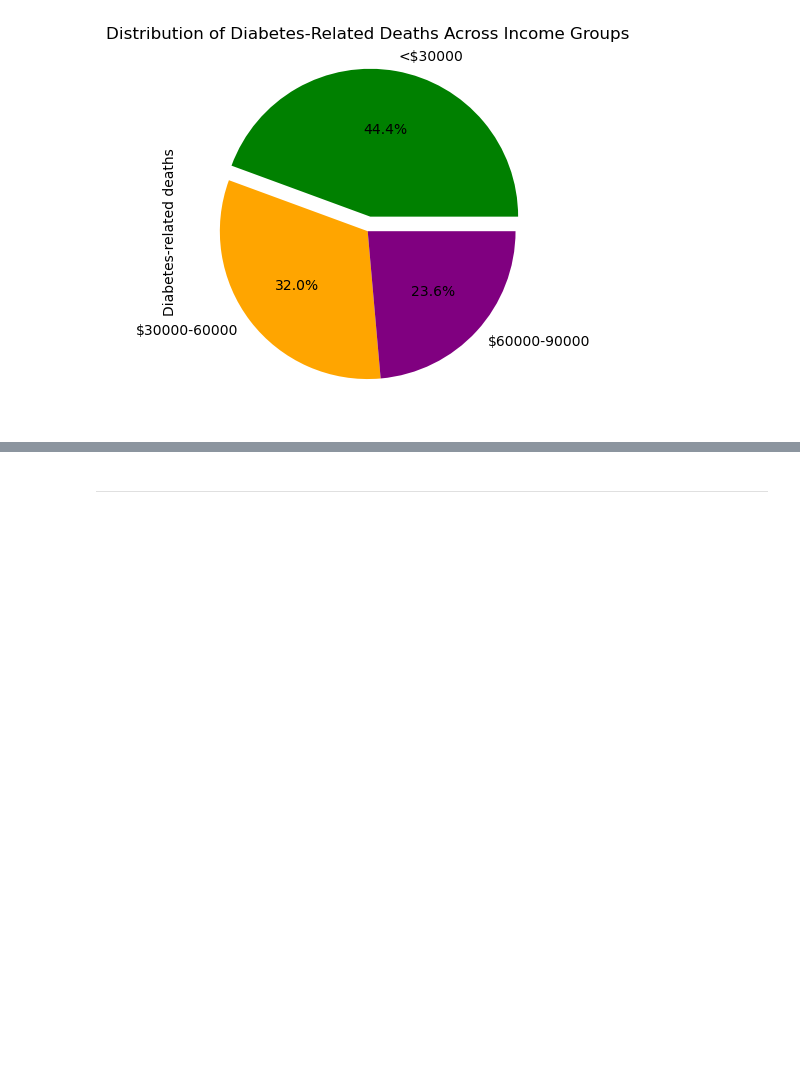
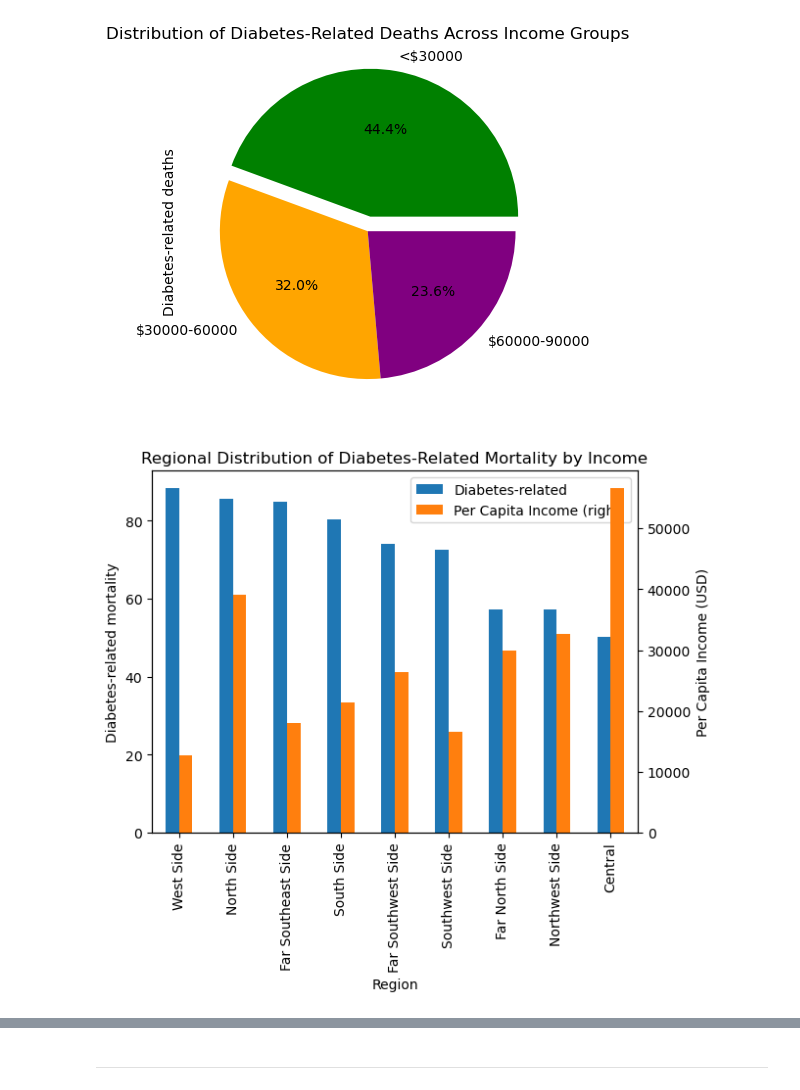
Before and after one commit to jroelofsz/Project1, a Jupyter notebook: main.ipynb, the cells around one changed output, grey strips where cells are left out. Drawn from its saved outputs; the diff is of its cells as text; code cells hidden in the pictures; blank space fills up the shorter version.

```diff
--- a/main.ipynb
+++ b/main.ipynb
@@ -334,3 +340,24 @@ diabetes_pie
 plt.show()
 # %% [output]
 [figure]
+# %%
+#Make a bar chart to show the regional distribution of diabetes related mortality vs. per capita income
+diabetes_regional_df = econ_clean_df.groupby('Region')[['Per Capita Income',"Diabetes-related"]].mean()
+
+#Sort the data by diabetes-related mortality
+diabetes_regional_df_sorted= diabetes_regional_df.sort_values('Diabetes-related', ascending=False)
+
+# Plotting data by Region to determine the high-need regions to focus on reducing Teen Pregnacy Rates.
+ax= diabetes_regional_df_sorted.plot(kind="bar",y=['Diabetes-related','Per Capita Income'], secondary_y=('Per Capita Income'))
+
+#Set the title
+plt.title("Regional Distribution of Diabetes-Related Mortality by Income")
+
+# Set the primary y-axis label
+ax.set_ylabel("Diabetes-related mortality")
+
+# Set the secondary y-axis label
+ax.right_ax.set_ylabel("Per Capita Income (USD)")
+plt.show()
+# %% [output]
+[figure, added]
```
Also changed, not shown: parts of 8 cells of this notebook.
